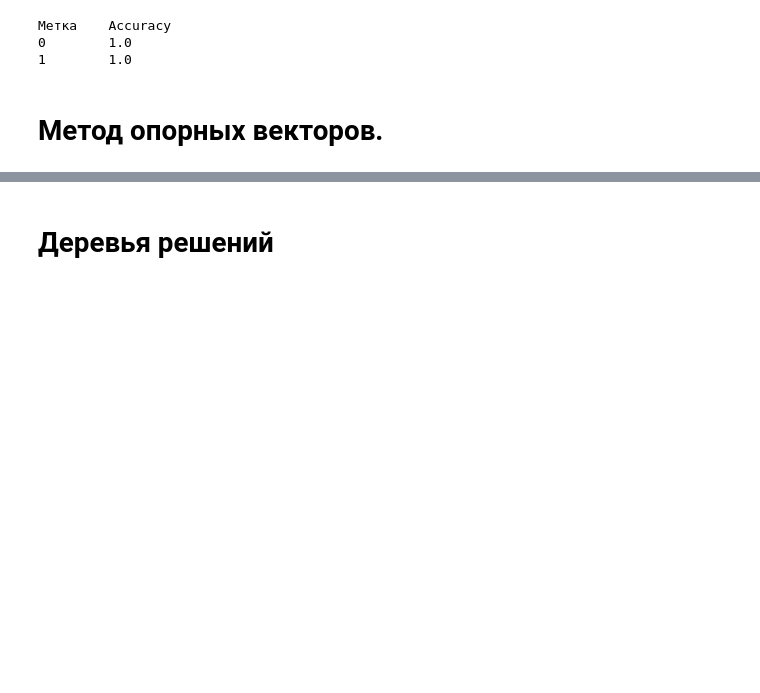
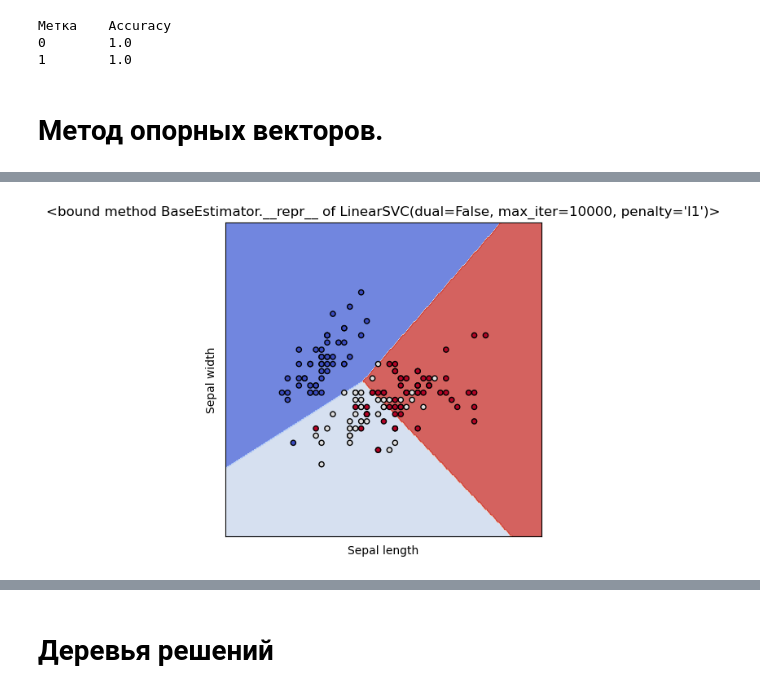
Before and after one commit to KZLZG/TML, a Jupyter notebook: Lab4/lab-4.ipynb, the cells around one changed output, grey strips where cells are left out. Cells and saved outputs as stored; diff of their text form; code cells hidden in the pictures; blank space fills up the shorter version.

```diff
--- a/Lab4/lab-4.ipynb
+++ b/Lab4/lab-4.ipynb
@@ -567,0 +636,4 @@ print_accuracy_score_for_classes(iris_y_test, pred_iris_y_test)
+# %%
+plot_cl(LinearSVC(C=1.0, penalty='l1', dual=False, max_iter=10000))
+# %% [output]
+[figure, added]
```
Also changed, not shown: parts of 25 cells of this notebook.
